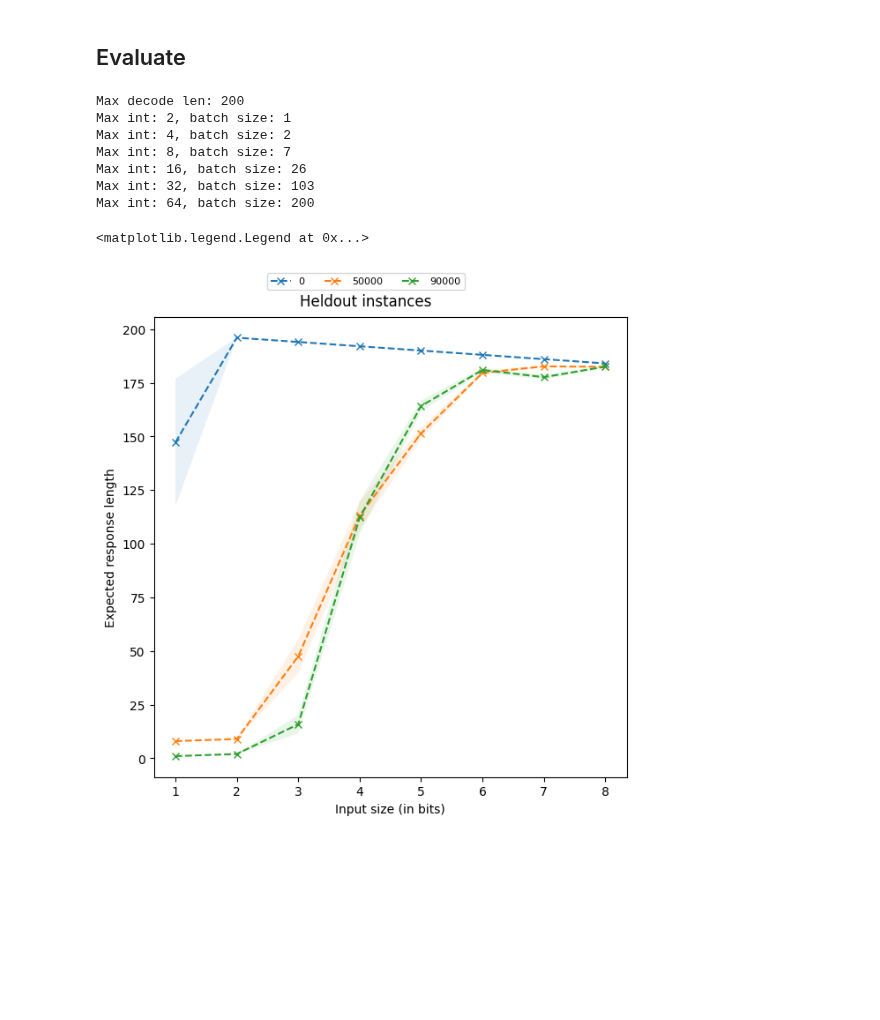
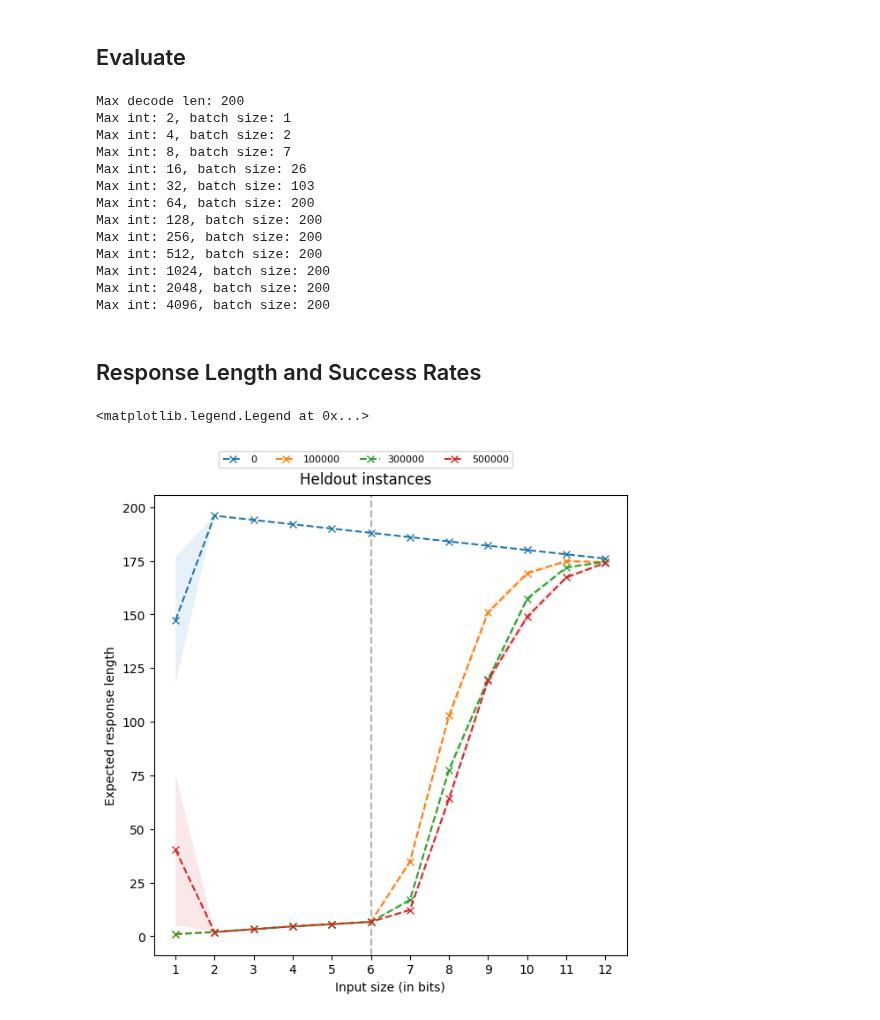
Before and after one commit to chanb/scaling_jax, a Jupyter notebook: src/evaluations/evaluate_addition.ipynb, the cells around one changed output. Saved outputs shown, nothing was run; the diff lists cells and outputs as text; code cells hidden in the pictures; blank space fills up the shorter version.

```diff
--- a/src/evaluations/evaluate_addition.ipynb
+++ b/src/evaluations/evaluate_addition.ipynb
@@ -216,6 +216,8 @@ algo_name = "addition-max_int_64-no_eos"
 run_name = "ppo-scratch-1x64-stop_on_empty-max_int_8-10-07-25_03_49_44-81ad5db5-0847-4b43-a42d-ad6cd7e24cd7"
 run_name = "ppo-scratch-8x8-2_cot_tokens-stop_on_empty-max_int_8-10-07-25_04_35_16-1fc5c97e-b2ef-47ca-b87f-2a0a41f65b27"
 run_name = "ppo-scratch-8x8-2_cot_tokens-stop_on_empty-max_int_64-curriculum-10-08-25_05_34_47-78034737-f93e-4a5a-9aa6-fa1e1ee68fe0"
+run_name = "supervised-nope-scratch-32-noop_p0.1_m5-stop_on_empty-10-13-25_03_46_02-7da06c7f-2f4a-4bda-a16c-834072183754"
+run_name = "supervised-nope-scratch-32-noop_p0.1_m5_pad-stop_on_empty-10-13-25_07_16_31-afb1ab65-6a45-4a40-a393-6bac0a798aed"
 
 learner_path = os.path.join(base_path, algo_name, run_name)
 # %%
@@ -231,7 +233,9 @@ half_precision = config_dict["half_precision"]
 dtype = jnp.bfloat16 if half_precision else jnp.float32
 
 # Get dataset
-config_dict["dataset_kwargs"]["max_int"] = 256
+train_max_int = config_dict["dataset_kwargs"]["max_int"]
+config_dict["dataset_kwargs"]["max_int"] = 4096
+config_dict["gamma"] = 0.99
 config = parse_dict(config_dict)
 dataset_kwargs = config.dataset_kwargs
 
@@ -278,6 +282,10 @@ else:
             exact=True,
             predict_eos=predict_eos,
             num_cot_tokens=num_cot_tokens,
+            p_curriculum=0.0,
+            p_inject_noop=0.0,
+            max_noops=0,
+            noop_as_pad=False,
         )
 
         compute_returns = make_compute_returns(config, EOS_TOKEN)
@@ -338,22 +346,33 @@ Max int: 8, batch size: 7
 Max int: 16, batch size: 26
 Max int: 32, batch size: 103
 Max int: 64, batch size: 200
+Max int: 128, batch size: 200
+Max int: 256, batch size: 200
+Max int: 512, batch size: 200
+Max int: 1024, batch size: 200
+Max int: 2048, batch size: 200
+Max int: 4096, batch size: 200
+# %% [markdown]
+## Response Length and Success Rates
 # %%
 fig, ax = plt.subplots(1, 1, layout="constrained", figsize=(6, 6))
 
 
-skip_step = 10
+skip_step = 5
 checkpoint_interval = config_dict["logging_config"]["checkpoint_interval"]
 last_checkpoint = max(list(all_res["metrics"].keys()))
-# checkpoints = [0, 2, 5, 10, 19, 20]
+checkpoints = [0, 1, 3, 5]
 for checkpoint_i, curr_metric in all_res["metrics"].items():
-    if (
-        checkpoint_i != last_checkpoint
-        and checkpoint_i > 0
-        and checkpoint_i % skip_step != 0
-    ):
-    # if checkpoint_i not in checkpoints:
-        continue
+    if checkpoints:
+        if checkpoint_i not in checkpoints:
+            continue
+    else:
+        if (
+            checkpoint_i != last_checkpoint
+            and checkpoint_i > 0
+            and checkpoint_i % skip_step != 0
+        ):
+            continue
 
     input_length_range = sorted(curr_metric.keys())
     expected_response_lengths = []
@@ -368,32 +387,33 @@ for checkpoint_i, curr_metric in all_res["metrics"].items():
 
     expected_response_lengths = np.array(expected_response_lengths)
 
+    ax.axvline(np.ceil(np.log2(train_max_int)), linestyle="--", c="gray", alpha=0.2)
     ax.plot(
         input_length_range,
         expected_response_lengths[:, 0],
         marker="x",
         linestyle="--",
         label=f"{checkpoint_i * checkpoint_interval}",
     )
     ax.fill_between(
         input_length_range,
         expected_response_lengths[:, 0] + expected_response_lengths[:, 1],
         expected_response_lengths[:, 0] - expected_response_lengths[:, 1],
         alpha=0.1,
     )
     ax.set_xticks(input_length_range)
     ax.set_ylabel("Expected response length")
     ax.set_xlabel("Input size (in bits)")
 
 fig.suptitle("Heldout instances")
 fig.legend(
     bbox_to_anchor=(0.0, 1.0, 1.0, 0.0),
     loc="lower center",
     ncols=7,
     borderaxespad=0.0,
     frameon=True,
     fontsize="8",
 )
 # %% [output]
 <matplotlib.legend.Legend at 0x...>
-[figure, old version]
+[figure, new version]
```
Also changed, not shown: parts of 11 cells of this notebook, 5 other files.
